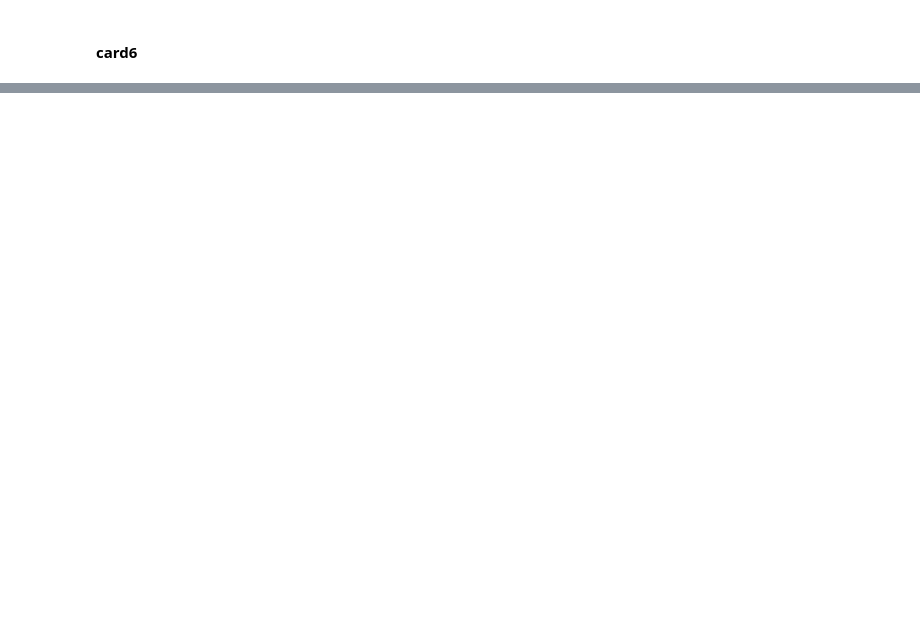
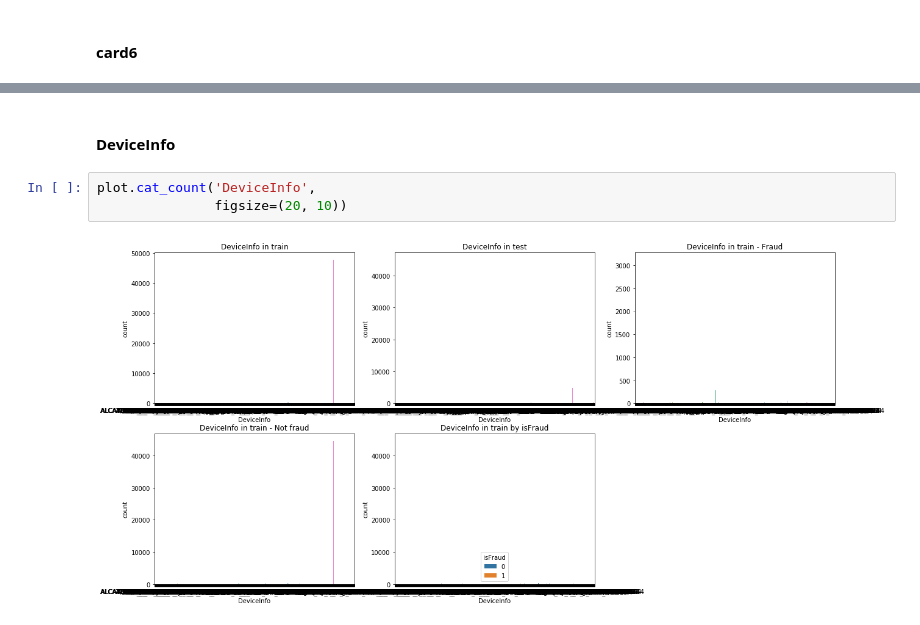
Before and after one commit to Antiguru11/ieee-fraud-detection-competition, a Jupyter notebook: src/eda.ipynb, the cells around one changed output, grey strips where cells are left out. Saved outputs shown, nothing was run; the diff lists cells and outputs as text; blank space fills up the shorter version.

```diff
--- a/src/eda.ipynb
+++ b/src/eda.ipynb
@@ -77,0 +76,7 @@ plot.cat_count('card6',
+# %% [markdown]
+#### __DeviceInfo__
+# %%
+plot.cat_count('DeviceInfo',
+               figsize=(20, 10))
+# %% [output]
+[figure, added]
```
Also changed, not shown: parts of 9 cells of this notebook, 6 other files.
